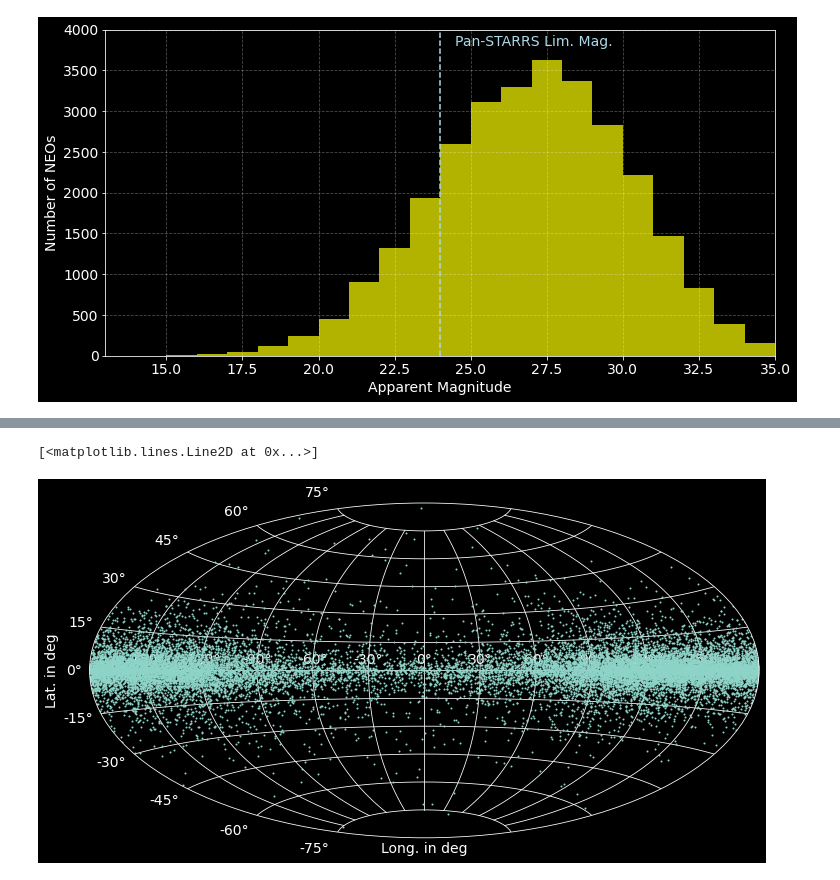
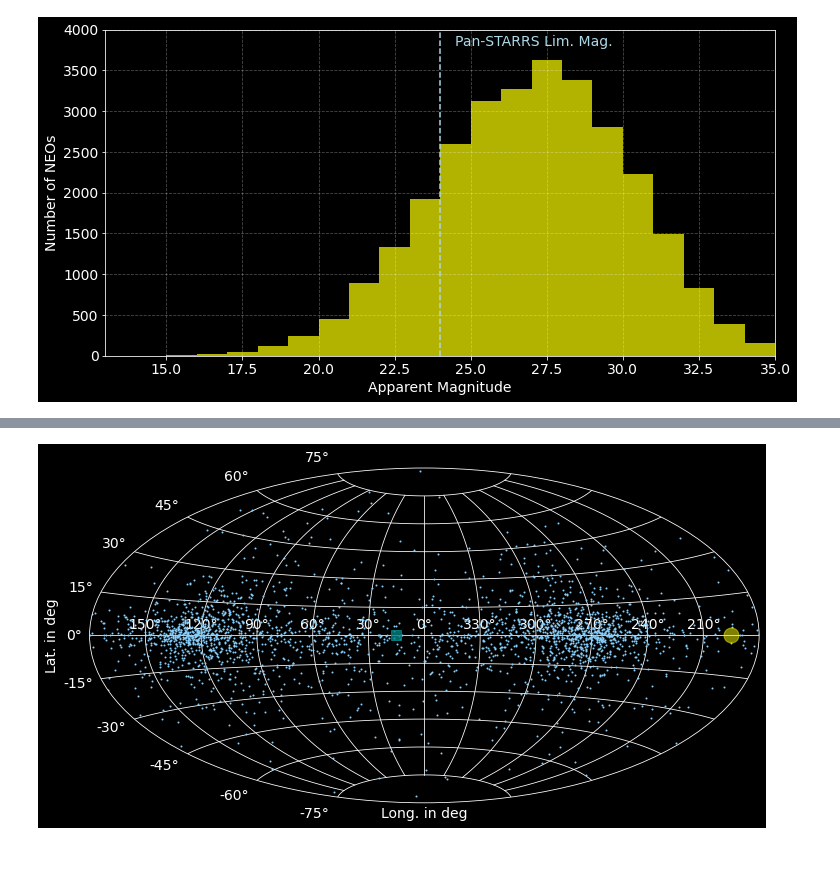
Before and after one commit to ThomasAlbin/Astroniz-YT-Tutorials, a Jupyter notebook: [Project]-Near-Earth-Objects/08_NEO_Sky.ipynb, the cells around one changed output, grey strips where cells are left out. Saved outputs shown, nothing was run; the diff lists cells and outputs as text; code cells hidden in the pictures.

```diff
--- a/[Project]-Near-Earth-Objects/08_NEO_Sky.ipynb
+++ b/[Project]-Near-Earth-Objects/08_NEO_Sky.ipynb
@@ -61,7 +63,8 @@ _, gm_sun_pre = spiceypy.bodvcd(bodyid=10, item='GM', maxn=1)
 gm_sun = gm_sun_pre[0]
 # %%
 # Determine today's datetime
-curr_time_et = spiceypy.utc2et(datetime.datetime.now().strftime("%Y-%m-%d"))
+curr_time_utc = datetime.datetime.now().strftime("%Y-%m-%d")
+curr_time_et = spiceypy.utc2et(curr_time_utc)
 # %%
 sun2earth_position_vec = spiceypy.spkgps(targ=399,
                                      et=curr_time_et,
@@ -218,9 +318,0 @@ neo_df.loc[:, "earth2neo_position_vec_AU"] = \
-# %%
-neo_df.loc[:, "earth2neo_eclip_coords"] = \
-    neo_df["earth2neo_position_vec_AU"].apply(lambda x: spiceypy.recrad(x)[1:])
-# %%
-neo_df.loc[:, "earth2neo_eclip_long"] = \
-    neo_df["earth2neo_eclip_coords"].apply(lambda x: x[0])
-
-neo_df.loc[:, "earth2neo_eclip_lat"] = \
-    neo_df["earth2neo_eclip_coords"].apply(lambda x: x[1])
@@ -237,21 +319,52 @@ neo_sub_df = neo_df.loc[neo_df["app_mag"] > 26].copy()
 # %%
+# Example from video:
+# neo_sub_df = neo_df.loc[(neo_df["app_mag"] < 24) \
+#                        & (neo_df["AbsMag_"] > 20) \
+#                        & (neo_df["earth2neo_dist_AU"] < 0.25)].copy()
+neo_sub_df = neo_df.loc[(neo_df["app_mag"] > 25) \
+                        & (neo_df["AbsMag_"] > 22) \
+                        & (neo_df["earth2neo_dist_AU"] < 1)].copy()
+
 # Use a dark background
 plt.style.use('dark_background')
 
 # Set a figure
 plt.figure(figsize=(12, 8))
 
 # Apply the aitoff projection and activate the grid
 plt.subplot(projection="aitoff")
 plt.grid(True)
 
 # Set long. / lat. labels
 plt.xlabel('Long. in deg')
 plt.ylabel('Lat. in deg')
 
 plt.plot(neo_sub_df["earth2neo_eclip_long_4plot_ecl"], \
          neo_sub_df["earth2neo_eclip_lat"], \
-         marker='o', linestyle='None', markersize=1, alpha=1)
+         marker='.', linestyle='None', markersize=2, alpha=1, color="lightskyblue")
+
+# Replace the standard x ticks (longitude) with the ecliptic coordinates
+plt.xticks(ticks=np.radians([-150, -120, -90, -60, -30, 0, \
+                             30, 60, 90, 120, 150]),
+           labels=['150°', '120°', '90°', '60°', '30°', '0°', \
+                   '330°', '300°', '270°', '240°', '210°'])
+
+# Add the Sun
+plt.plot(sun_ecl_long_4plot,
+         sun_ecl_lat,
+         color="yellow",
+         marker="o",
+         markersize=15,
+         alpha=0.5)
+
+# Add the Opposition point
+plt.plot(sun_opp_ecl_long_4plot,
+         sun_opp_ecl_lat,
+         color="teal",
+         marker="s",
+         markersize=10,
+         alpha=0.8)
+
+plt.show()
 # %% [output]
-[<matplotlib.lines.Line2D at 0x...>]
-[figure, old version]
+[figure, new version]
```
Also changed, not shown: parts of 13 cells of this notebook.
